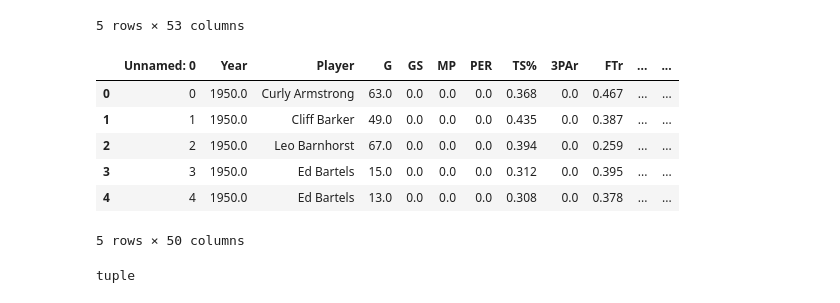
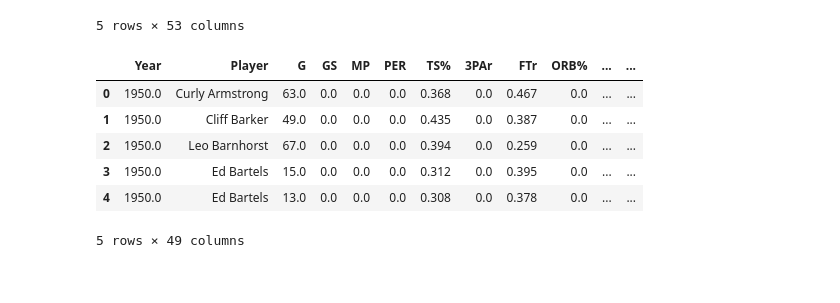
Before and after one commit to niranjankrishna-acad/G.O.A.T, a Jupyter notebook: analysis.ipynb, the cells around one changed output. Cells and saved outputs as stored; diff of their text form; code cells hidden in the pictures.

```diff
--- a/analysis.ipynb
+++ b/analysis.ipynb
@@ -15,23 +15,17 @@ df.head()
 # %%
 dropped_columns = ["Pos", "Age", "Tm"]
 
 df.drop(dropped_columns,  axis=1, inplace=True)
 df = df.fillna(0)
+df = df.iloc[: , 1:]
+
 df.head()
 # %% [output]
-|  | Unnamed: 0 | Year | Player | G | GS | MP | PER | TS% | 3PAr | FTr | ... | ... |
-| 0 | 0 | 1950.0 | Curly Armstrong | 63.0 | 0.0 | 0.0 | 0.0 | 0.368 | 0.0 | 0.467 | ... | ... |
-| 1 | 1 | 1950.0 | Cliff Barker | 49.0 | 0.0 | 0.0 | 0.0 | 0.435 | 0.0 | 0.387 | ... | ... |
-| 2 | 2 | 1950.0 | Leo Barnhorst | 67.0 | 0.0 | 0.0 | 0.0 | 0.394 | 0.0 | 0.259 | ... | ... |
-| 3 | 3 | 1950.0 | Ed Bartels | 15.0 | 0.0 | 0.0 | 0.0 | 0.312 | 0.0 | 0.395 | ... | ... |
-| 4 | 4 | 1950.0 | Ed Bartels | 13.0 | 0.0 | 0.0 | 0.0 | 0.308 | 0.0 | 0.378 | ... | ... |
+|  | Year | Player | G | GS | MP | PER | TS% | 3PAr | FTr | ORB% | ... | ... |
+| 0 | 1950.0 | Curly Armstrong | 63.0 | 0.0 | 0.0 | 0.0 | 0.368 | 0.0 | 0.467 | 0.0 | ... | ... |
+| 1 | 1950.0 | Cliff Barker | 49.0 | 0.0 | 0.0 | 0.0 | 0.435 | 0.0 | 0.387 | 0.0 | ... | ... |
+| 2 | 1950.0 | Leo Barnhorst | 67.0 | 0.0 | 0.0 | 0.0 | 0.394 | 0.0 | 0.259 | 0.0 | ... | ... |
+| 3 | 1950.0 | Ed Bartels | 15.0 | 0.0 | 0.0 | 0.0 | 0.312 | 0.0 | 0.395 | 0.0 | ... | ... |
+| 4 | 1950.0 | Ed Bartels | 13.0 | 0.0 | 0.0 | 0.0 | 0.308 | 0.0 | 0.378 | 0.0 | ... | ... |
-5 rows × 50 columns
+5 rows × 49 columns
-# %%
-grouped = df.groupby(['Player'])
-
-grouped = list(grouped)
-
-type(grouped[0])
-# %% [output]
-tuple
 # %%
```
Also changed, not shown: parts of 23 cells of this notebook, 5 other files.
